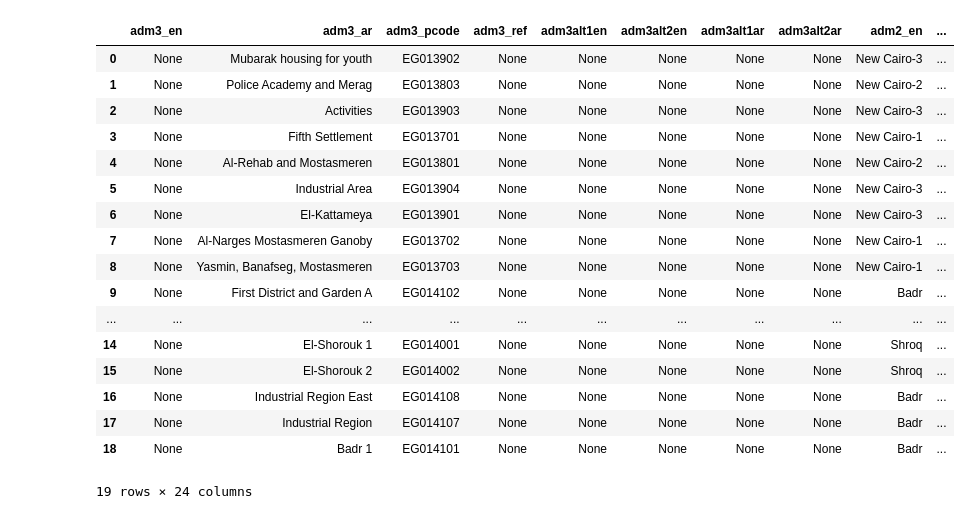
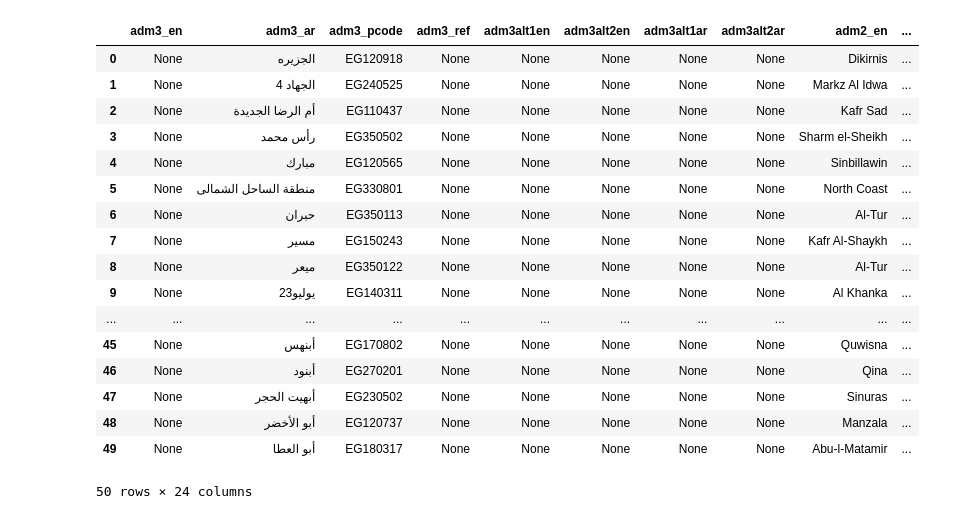
Before and after one commit to Youssef-Harby/report-it, a Jupyter notebook: Intersect/count2.ipynb, the cells around one changed output. Cells and saved outputs as stored; diff of their text form; code cells hidden in the pictures.

```diff
--- a/Intersect/count2.ipynb
+++ b/Intersect/count2.ipynb
@@ -3,0 +15,8 @@ import matplotlib.pyplot as plt
+# %%
+# fires = geopandas.read_file("../Data/Facilities/DemoCairo.gpkg", layer='fire').to_crs("EPSG:3857") #Point
+# facilities = geopandas.read_file("../Data/Facilities/DemoCairo.gpkg", layer='facilities').to_crs("EPSG:3857") #Point
+facilities = geopandas.read_file("../Data/Facilities/Incidents.gpkg", layer='Incidents').to_crs("EPSG:3857") #Point
+# admin_poly = geopandas.read_file("../Data/Facilities/DemoCairo.gpkg", layer='NewCairoPolyDemo').to_crs("EPSG:3857") #Polygon
+admin_poly = geopandas.read_file("../Data/Facilities/Admin3Poly.gpkg", layer='All-Admin-Area-Egypt').to_crs("EPSG:3857")  # Polygon
+fires.head(50)
+facilities.head(50)
@@ -4,28 +41,28 @@ import matplotlib.pyplot as plt
 # %%
-fires = geopandas.read_file("../Data/Facilities/DemoCairo.gpkg", layer='fire').to_crs("EPSG:3857") #Point
-admin_poly = geopandas.read_file("../Data/Facilities/DemoCairo.gpkg", layer='NewCairoPolyDemo').to_crs("EPSG:3857") #Polygon
-fires.head(50)
+# fires = geopandas.read_file("../Data/Facilities/DemoCairo.gpkg", layer='fire').to_crs("EPSG:3857") #Point
+# admin_poly = geopandas.read_file("../Data/Facilities/DemoCairo.gpkg", layer='NewCairoPolyDemo').to_crs("EPSG:3857") #Polygon
+# fires.head(50)
 admin_poly["idtest"] = admin_poly.index + 1
 admin_poly.head(50)
 # %% [output]
 |  | adm3_en | adm3_ar | adm3_pcode | adm3_ref | adm3alt1en | adm3alt2en | adm3alt1ar | adm3alt2ar | adm2_en | ... |
-| 0 | None | Mubarak housing for youth | EG013902 | None | None | None | None | None | New Cairo-3 | ... |
-| 1 | None | Police Academy and Merag | EG013803 | None | None | None | None | None | New Cairo-2 | ... |
-| 2 | None | Activities | EG013903 | None | None | None | None | None | New Cairo-3 | ... |
-| 3 | None | Fifth Settlement | EG013701 | None | None | None | None | None | New Cairo-1 | ... |
-| 4 | None | Al-Rehab and Mostasmeren | EG013801 | None | None | None | None | None | New Cairo-2 | ... |
-| 5 | None | Industrial Area | EG013904 | None | None | None | None | None | New Cairo-3 | ... |
-| 6 | None | El-Kattameya | EG013901 | None | None | None | None | None | New Cairo-3 | ... |
-| 7 | None | Al-Narges Mostasmeren Ganoby | EG013702 | None | None | None | None | None | New Cairo-1 | ... |
-| 8 | None | Yasmin, Banafseg, Mostasmeren | EG013703 | None | None | None | None | None | New Cairo-1 | ... |
-| 9 | None | First District and Garden A | EG014102 | None | None | None | None | None | Badr | ... |
+| 0 | None | الجزيره | EG120918 | None | None | None | None | None | Dikirnis | ... |
+| 1 | None | الجهاد 4 | EG240525 | None | None | None | None | None | Markz Al Idwa | ... |
+| 2 | None | أم الرضا الجديدة | EG110437 | None | None | None | None | None | Kafr Sad | ... |
+| 3 | None | رأس محمد | EG350502 | None | None | None | None | None | Sharm el-Sheikh | ... |
+| 4 | None | مبارك | EG120565 | None | None | None | None | None | Sinbillawin | ... |
+| 5 | None | منطقة الساحل الشمالى | EG330801 | None | None | None | None | None | North Coast | ... |
+| 6 | None | حبران | EG350113 | None | None | None | None | None | Al-Tur | ... |
+| 7 | None | مسير | EG150243 | None | None | None | None | None | Kafr Al-Shaykh | ... |
+| 8 | None | ميعر | EG350122 | None | None | None | None | None | Al-Tur | ... |
+| 9 | None | 23يوليو | EG140311 | None | None | None | None | None | Al Khanka | ... |
 | ... | ... | ... | ... | ... | ... | ... | ... | ... | ... | ... |
-| 14 | None | El-Shorouk 1 | EG014001 | None | None | None | None | None | Shroq | ... |
-| 15 | None | El-Shorouk 2 | EG014002 | None | None | None | None | None | Shroq | ... |
-| 16 | None | Industrial Region East | EG014108 | None | None | None | None | None | Badr | ... |
-| 17 | None | Industrial Region | EG014107 | None | None | None | None | None | Badr | ... |
-| 18 | None | Badr 1 | EG014101 | None | None | None | None | None | Badr | ... |
+| 45 | None | أبنهس | EG170802 | None | None | None | None | None | Quwisna | ... |
+| 46 | None | أبنود | EG270201 | None | None | None | None | None | Qina | ... |
+| 47 | None | أبهيت الحجر | EG230502 | None | None | None | None | None | Sinuras | ... |
+| 48 | None | أبو الأخضر | EG120737 | None | None | None | None | None | Manzala | ... |
+| 49 | None | أبو العطا | EG180317 | None | None | None | None | None | Abu-l-Matamir | ... |
-19 rows × 24 columns
+50 rows × 24 columns
 # %%
 fire_And_Admin = geopandas.sjoin(fires,admin_poly, how='inner',op='intersects',)
 # fac_And_Admin.rename_geometry('fac_geo', inplace=True)
```
Also changed, not shown: parts of 14 cells of this notebook, 6 other files.
